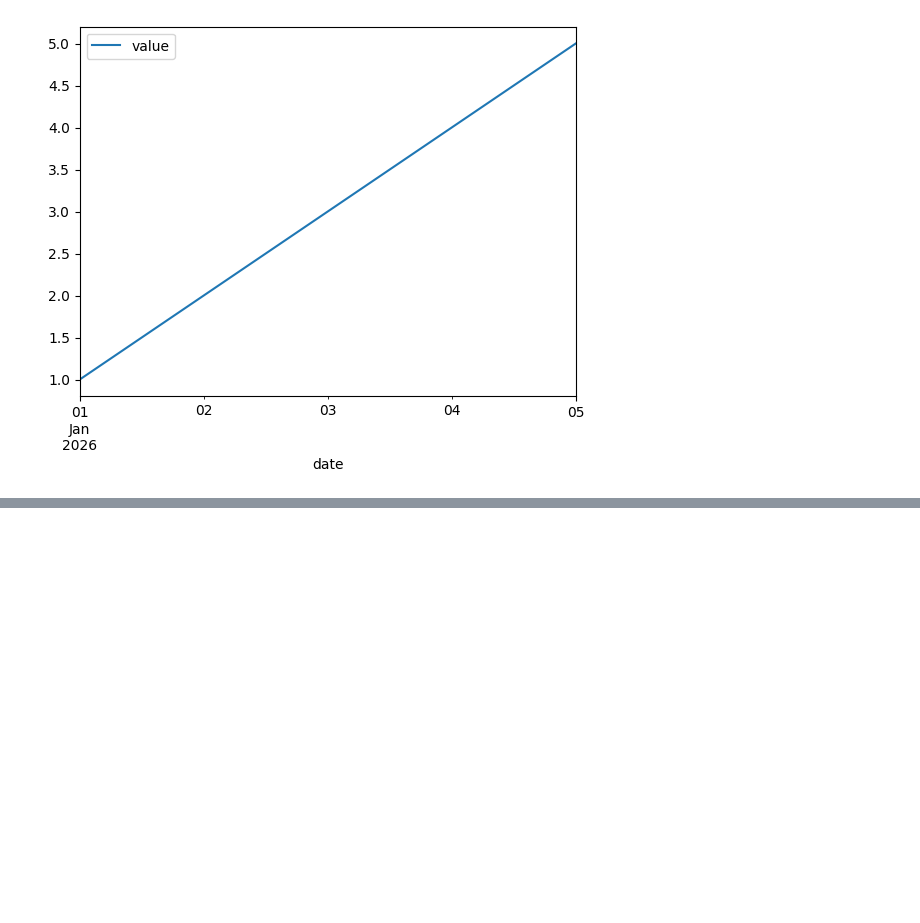
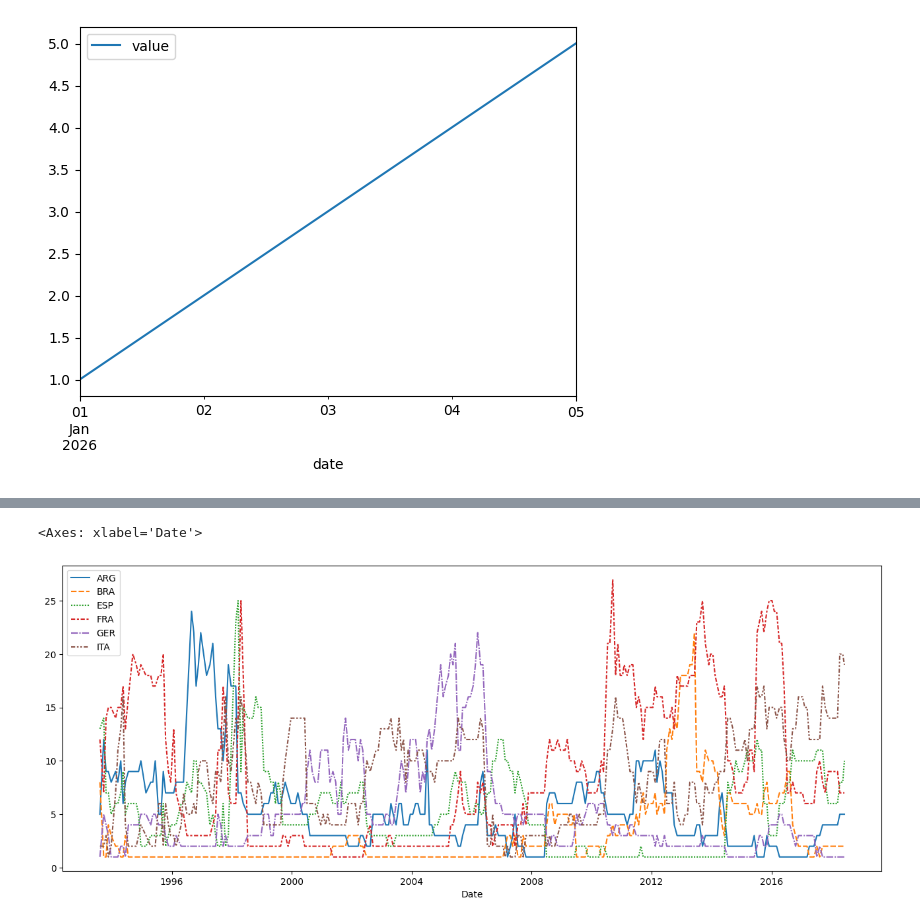
Before and after one commit to Adarsh-5harma/ML_Internship, a Jupyter notebook: Data_Vizualization.ipynb, the cells around one changed output, grey strips where cells are left out. Saved outputs shown, nothing was run; the diff lists cells and outputs as text; code cells hidden in the pictures; blank space fills up the shorter version.

Commit message:
Kaggle Notebook | Data_Visualization | Version 1

```diff
--- a/Data_Vizualization.ipynb
+++ b/Data_Vizualization.ipynb
@@ -66,3 +66,18 @@ df.plot(x='date', y='value')
 plt.show()
 # %% [output]
 [figure]
+# %%
+# Load the data
+# this line show the location of datasets
+fifa_filepath = "/kaggle/input/datasets/adar5hsharma/fifads/fifa.csv"
+"""# this line to read csv
+# fifa_filepath is the filepath
+# index_col="Date" : when we load dataset we want each entry in the first column to denote
+a different row, we set the value of index_col to the name of the first column
+("Date" found in cell A1 of the file )
+parse_dates = True - tells notebook to understand each row label as a date
+
+
+
+"""
+fifa_data = pd.read_csv(fifa_filepath, index_col="Date", parse_dates=True)
@@ -68,0 +94,6 @@ plt.show()
+# %%
+plt.figure(figsize=(16,6))
+sns.lineplot(data= fifa_data)
+# %% [output]
+<Axes: xlabel='Date'>
+[figure, added]
```
Also changed, not shown: parts of 1 cell of this notebook.
